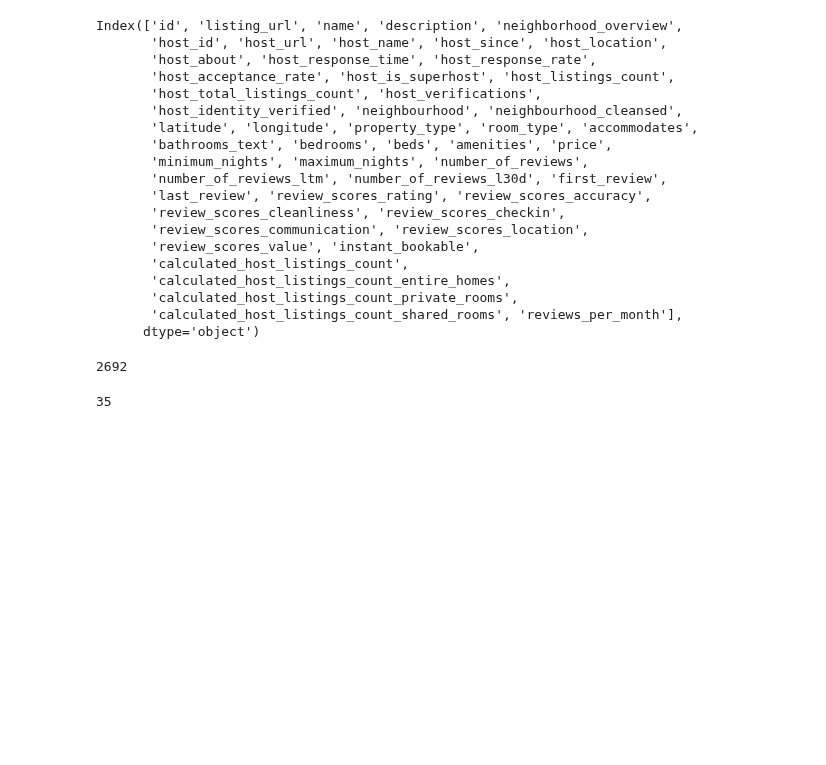
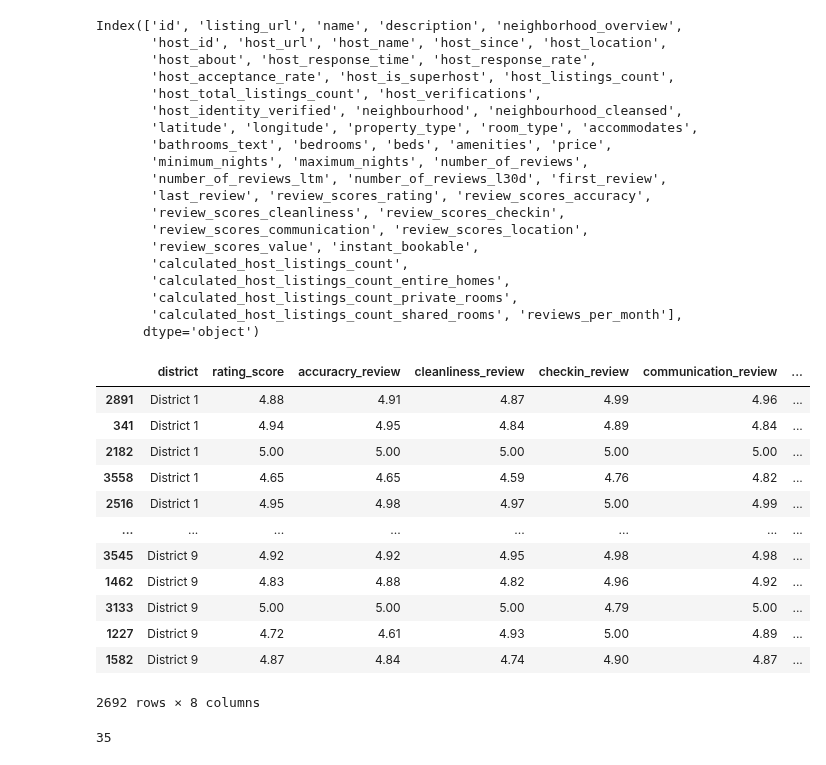
Before and after one commit to JonathanBrown003/Airbnb-A-Closer-Look-Nashville-Asheville, a Jupyter notebook: Analysis_Tu.ipynb, the cells around one changed output. Drawn from its saved outputs; the diff is of its cells as text; code cells hidden in the pictures; blank space fills up the shorter version.

```diff
--- a/Analysis_Tu.ipynb
+++ b/Analysis_Tu.ipynb
@@ -131,20 +131,34 @@ Index(['id', 'listing_url', 'name', 'description', 'neighborhood_overview',
 # %%
 # Renaming the Nashville district code column
 
 nash_clean = nash_rows.rename(columns={"neighbourhood_cleansed": "district","review_scores_accuracy":"accuracry_review", "review_scores_cleanliness":"cleanliness_review","review_scores_checkin":"checkin_review",\
     "review_scores_communication":"communication_review","review_scores_location":"location_review","review_scores_value":"value_score", "review_scores_rating": "rating_score"})
 
 # reordering the columns
 new_column_order = ["district", "rating_score", "accuracry_review", "cleanliness_review", "checkin_review", "communication_review", "location_review", "value_score"]
 
 nash_clean = nash_clean[new_column_order]
 
 # sorting by the district
 nash_zip_rating_df = nash_clean.sort_values(by=["district"])
 
 len(nash_zip_rating_df) #2692
+
+nash_zip_rating_df
 # %% [output]
+|  | district | rating_score | accuracry_review | cleanliness_review | checkin_review | communication_review | ... |
+| 2891 | District 1 | 4.88 | 4.91 | 4.87 | 4.99 | 4.96 | ... |
+| 341 | District 1 | 4.94 | 4.95 | 4.84 | 4.89 | 4.84 | ... |
+| 2182 | District 1 | 5.00 | 5.00 | 5.00 | 5.00 | 5.00 | ... |
+| 3558 | District 1 | 4.65 | 4.65 | 4.59 | 4.76 | 4.82 | ... |
+| 2516 | District 1 | 4.95 | 4.98 | 4.97 | 5.00 | 4.99 | ... |
+| ... | ... | ... | ... | ... | ... | ... | ... |
+| 3545 | District 9 | 4.92 | 4.92 | 4.95 | 4.98 | 4.98 | ... |
+| 1462 | District 9 | 4.83 | 4.88 | 4.82 | 4.96 | 4.92 | ... |
+| 3133 | District 9 | 5.00 | 5.00 | 5.00 | 4.79 | 5.00 | ... |
+| 1227 | District 9 | 4.72 | 4.61 | 4.93 | 5.00 | 4.89 | ... |
+| 1582 | District 9 | 4.87 | 4.84 | 4.74 | 4.90 | 4.87 | ... |
-2692
+2692 rows × 8 columns
 # %%
 # findings out how many Nashville districts
 num_nash_districts = nash_zip_rating_df["district"].unique()
```
Also changed, not shown: parts of 20 cells of this notebook, 1 other file.
